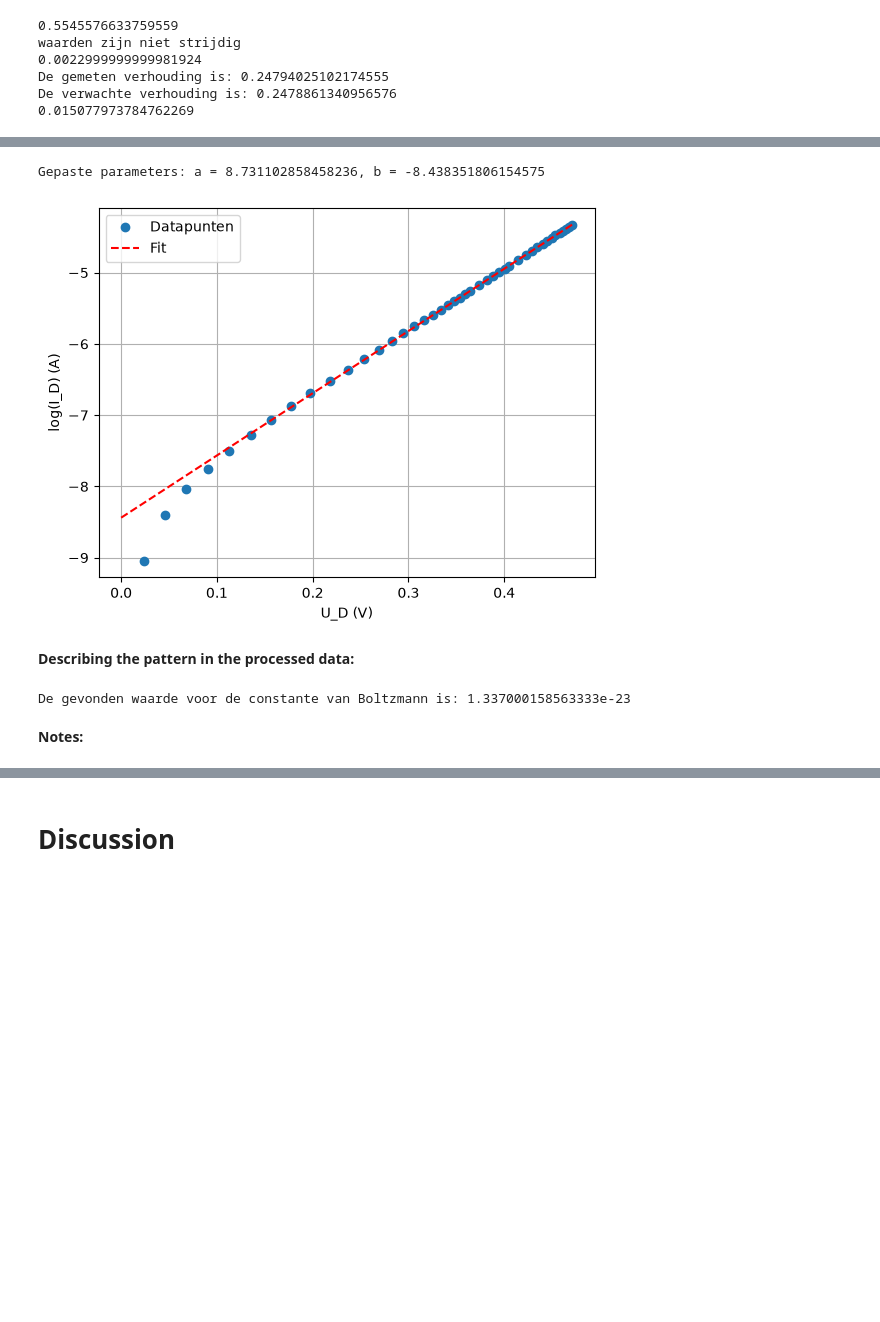
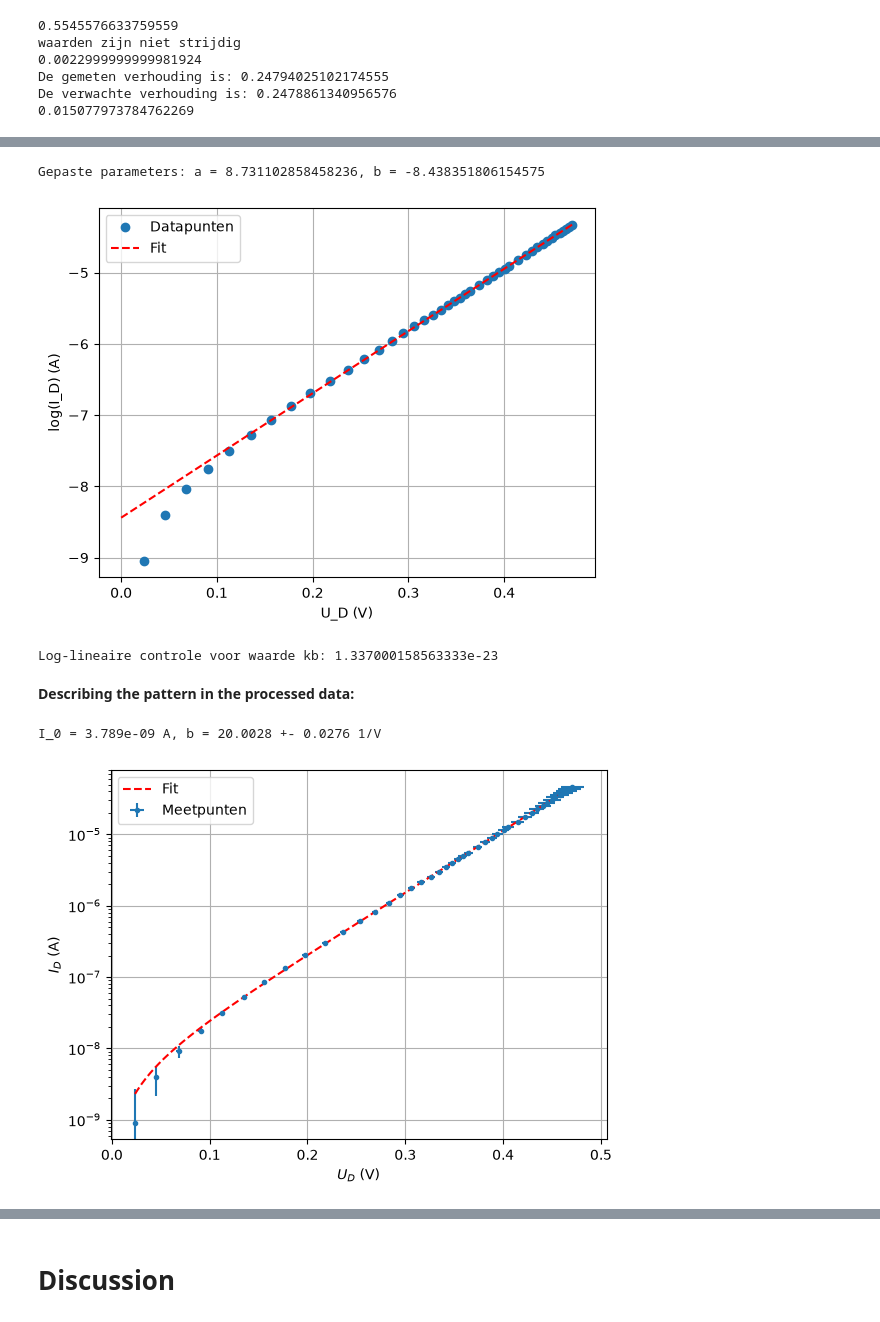
Before and after one commit to danboschdelft/project-ip, a Jupyter notebook: BM_labjournaal.ipynb, the cells around one changed output, grey strips where cells are left out. Drawn from its saved outputs; the diff is of its cells as text; code cells hidden in the pictures; blank space fills up the shorter version.

```diff
--- a/BM_labjournaal.ipynb
+++ b/BM_labjournaal.ipynb
@@ -82,6 +80,15 @@ U_bron = np.array([22.01,21.01,20.01,19.01,18.01,17.00,16.01,15.00,14.01,13.00,1
 R_1 = R5[-1]
 R_2 = R5[5]
 R_3 = R5[1]
+
+u_R_1 = 0.00020*R_1 + 0.00010*200e3    # 200 kOhm-bereik
+u_R_2 = 0.00020*R_2 + 0.00003*2e3      # 2 kOhm-bereik
+u_R_3 = 0.00030*R_3 + 0.00005*200      # 200 Ohm-bereik
+u_U_R = 0.00015*U_R + 0.00003*2        # 2 V-bereik
+u_U_bron = 0.005*U_bron + 0.02   # instrument dat U_bron gaf nog vast te stellen
+
+f   = R_3/(R_2+R_3)
+u_f = np.sqrt((R_2*u_R_3)**2 + (R_3*u_R_2)**2)/(R_2+R_3)**2
 # %% [output]
 0.5545576633759559
 waarden zijn niet strijdig
@@ -98,7 +102,10 @@ De verwachte verhouding is: 0.2478861340956576
 # %%
 #Data processing and analysis:
 I_D = U_R/R_1
+u_I_D = I_D*np.sqrt((u_U_R/U_R)**2 + (u_R_1/R_1)**2)
+
 U_D = (R_3/(R_2+R_3))*U_bron - U_R    #vervolgens deze twee tegenover elkaar plotten met log(I_D) tegenover U_D
+u_U_D = np.sqrt((f*u_U_bron)**2 + (U_bron*u_f)**2 + u_U_R**2)
 
 mask = (U_D > 0.1)
 
@@ -122,6 +129,8 @@ plt.grid()
 plt.show()
 
 BM = (np.log10(np.e) * 1.602e-19) / (popt[0] * 298 * 2.0)
+print('Log-lineaire controle voor waarde kb:', BM)
 # %% [output]
 Gepaste parameters: a = 8.731102858458236, b = -8.438351806154575
 [figure]
+Log-lineaire controle voor waarde kb: 1.337000158563333e-23
@@ -130,9 +137,21 @@ Gepaste parameters: a = 8.731102858458236, b = -8.438351806154575
 # %% [markdown]
 **Describing the pattern in the processed data:**
-# %%
-#Calculations of e.a. measurement uncertainties, and providing final answers.
-print('De gevonden waarde voor de constante van Boltzmann is:',BM)
-# %% [output]
-De gevonden waarde voor de constante van Boltzmann is: 1.337000158563333e-23
-# %% [markdown]
-**Notes:**
+# %%
+def diode(U, I_0, b):
+    return I_0*(np.exp(b*U) - 1)
+
+popt2, pcov2 = curve_fit(diode, U_D, I_D, p0=[3.6e-9, 20], sigma=u_I_D)
+b_fit = popt2[1]
+u_b = np.sqrt(pcov2[1,1])
+print(f'I_0 = {popt2[0]:.3e} A, b = {b_fit:.4f} +- {u_b:.4f} 1/V')
+
+x_fit = np.linspace(U_D.min(), U_D.max(), 200)
+plt.errorbar(U_D, I_D, xerr=u_U_D, yerr=u_I_D, fmt='o', ms=3, label='Meetpunten')
+plt.plot(x_fit, diode(x_fit, *popt2), 'r--', label='Fit')
+plt.yscale('log')
+plt.xlabel('$U_D$ (V)')
+plt.ylabel('$I_D$ (A)')
+plt.legend(); plt.grid(); plt.show()
+# %% [output]
+I_0 = 3.789e-09 A, b = 20.0028 +- 0.0276 1/V
+[figure, added]
```
Also changed, not shown: parts of 12 cells of this notebook.
